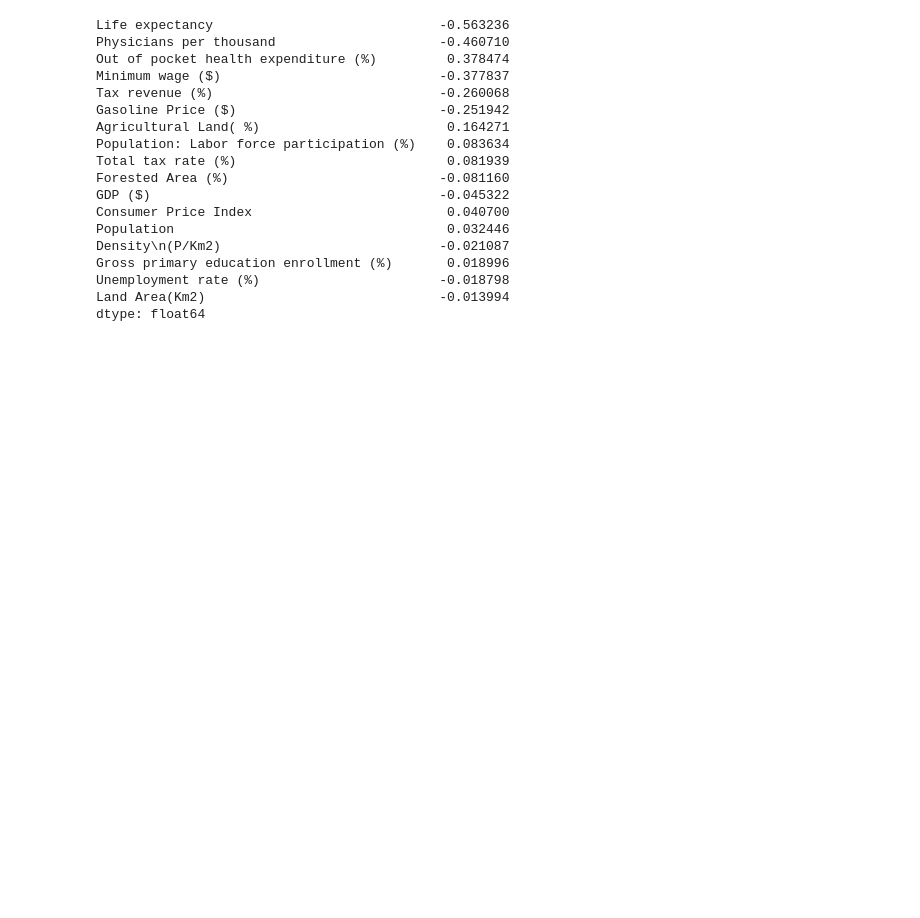
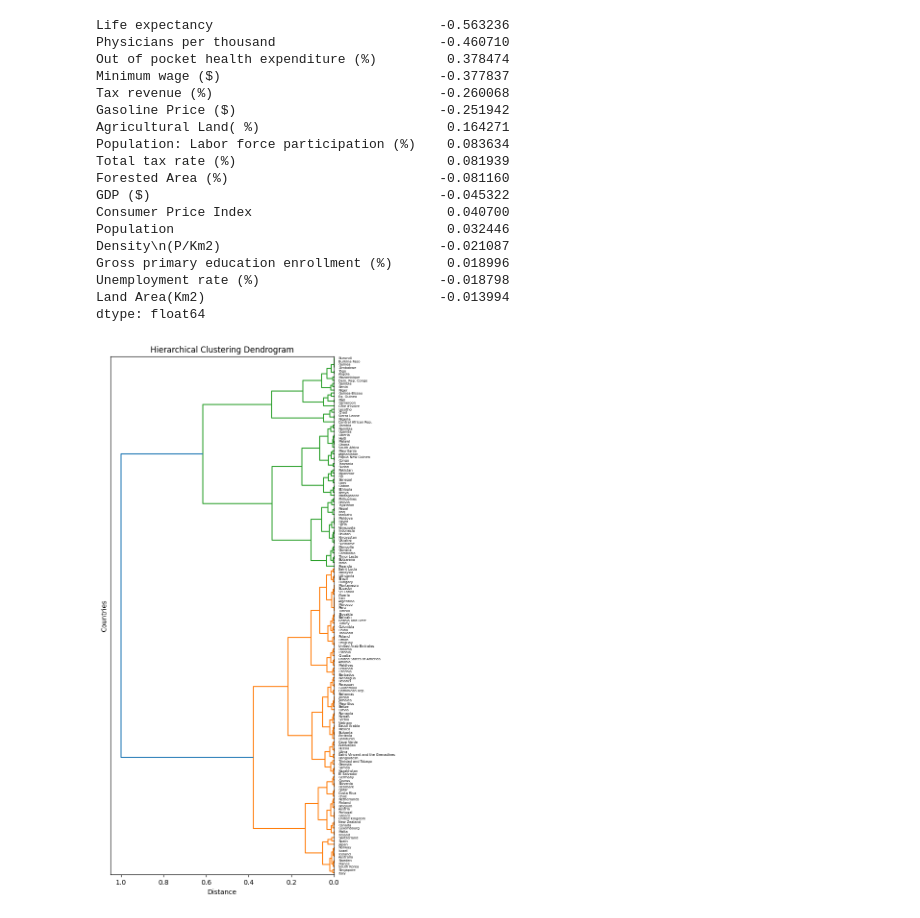
Before and after one commit to KacperWro/DataAnalysisCA, a Jupyter notebook: main.ipynb, the cells around one changed output. Cells and saved outputs as stored; diff of their text form; code cells hidden in the pictures; blank space fills up the shorter version.

Commit message:
Perform agglomerative hierarchical cluster analysis on data

```diff
--- a/main.ipynb
+++ b/main.ipynb
@@ -648,3 +647,35 @@ Gross primary education enrollment (%)       0.018996
 Unemployment rate (%)                       -0.018798
 Land Area(Km2)                              -0.013994
 dtype: float64
+# %%
+world_data_normalized = world_data_normalized.reset_index(drop=True)
+world_data = world_data.reset_index(drop=True)
+
+world_data_normalized['Country'] = world_data['Country']
+world_data_normalized['Official language'] = world_data['Official language']
+# %%
+from sklearn.cluster import AgglomerativeClustering
+
+def draw_dendrogram(key, method):
+    # subset_indices = np.random.choice(len(world_data_normalized[key]), size=130, replace=False)
+    # X_subset = world_data_normalized[key][subset_indices].values.reshape(-1, 1)
+    # labels = world_data_normalized['Country'][subset_indices]
+
+    X_subset = world_data_normalized[key].values.reshape(-1, 1)
+    labels = world_data_normalized['Country']
+
+    clustering = AgglomerativeClustering(n_clusters=None, distance_threshold=0).fit(X_subset)
+    cluster_labels = clustering.labels_
+
+    plt.figure(figsize=(6, 14))
+    dendrogram = sch.dendrogram(sch.linkage(X_subset, method=method), labels=labels.values, orientation='left')
+    plt.title('Hierarchical Clustering Dendrogram')
+    plt.xlabel('Distance')
+    plt.ylabel('Countries')
+    plt.show()
+# %%
+draw_dendrogram('Life expectancy', 'complete')
+# Shows that more developed/western/european countries are in the orange cluster, while developing countries in Africa and Asia are in a separate cluster
+# This validates the PCA results for life expectancy
+# %% [output]
+[figure, added]
```
Also changed, not shown: parts of 15 cells of this notebook.
